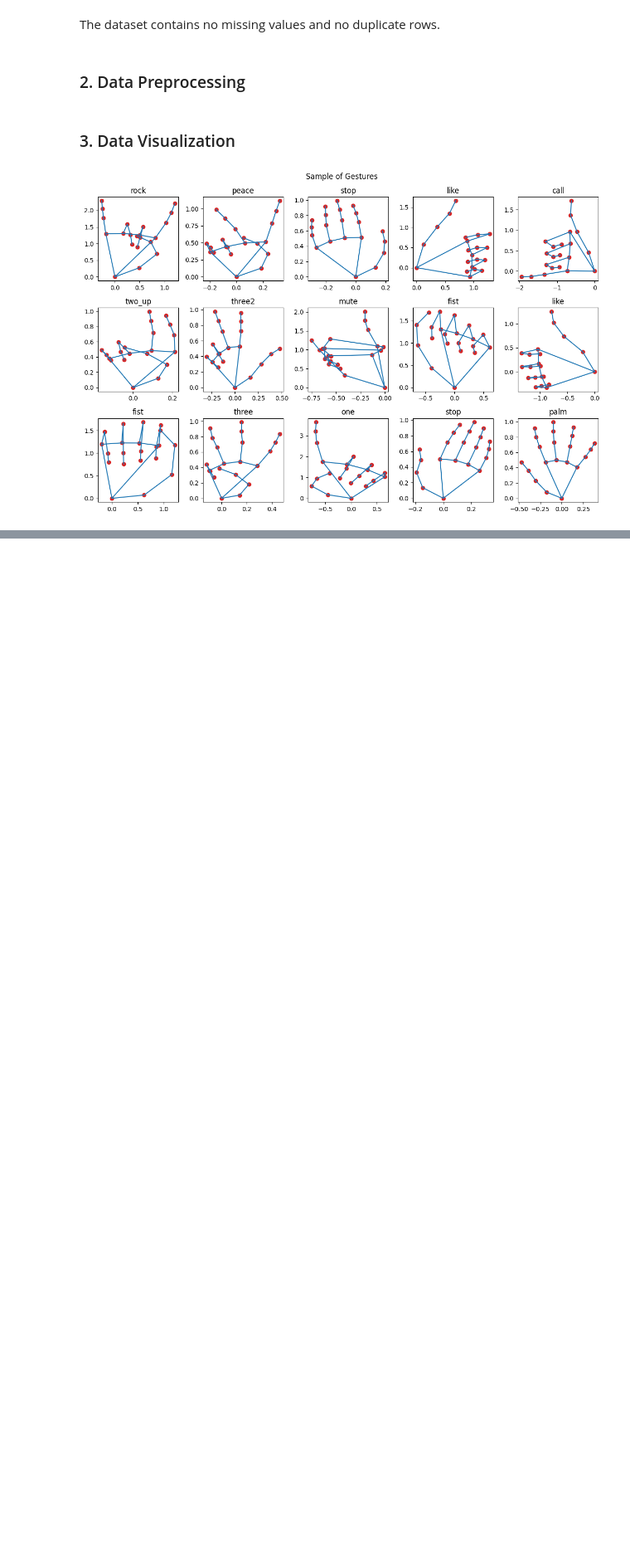
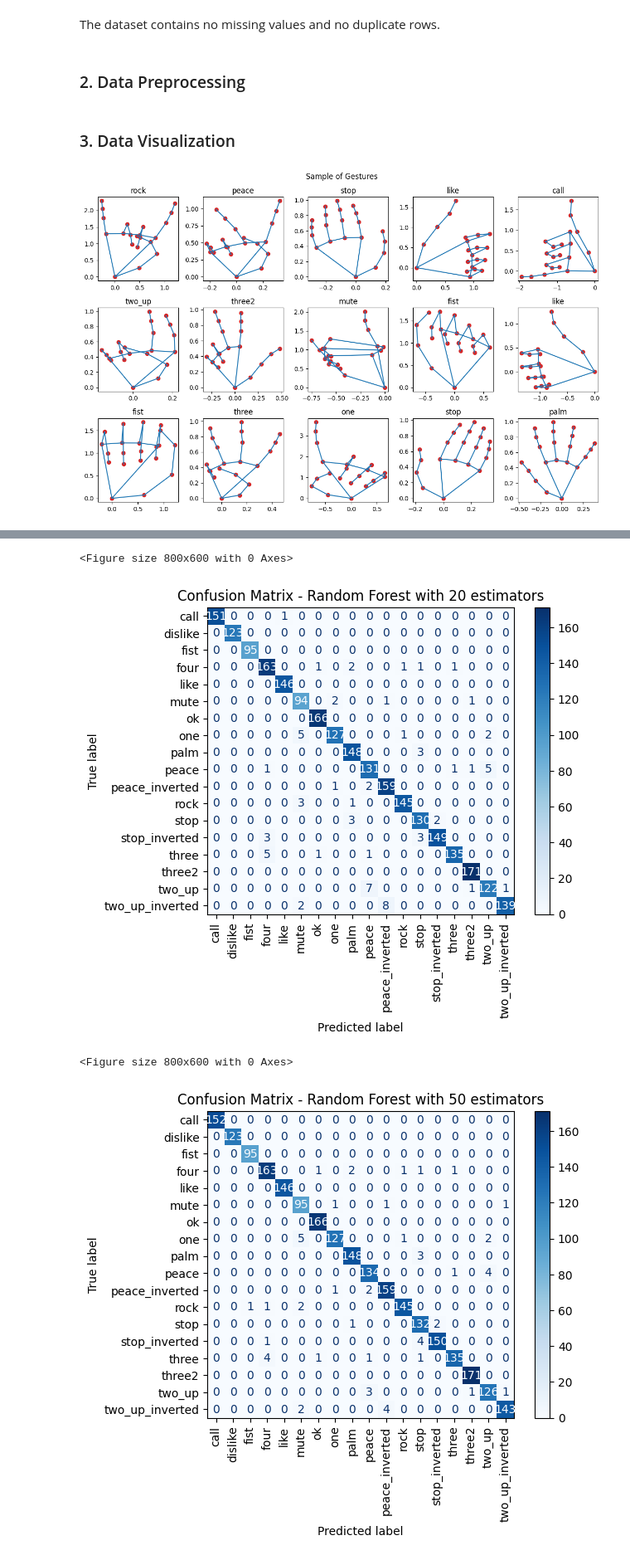
Before and after one commit to Mostafa710/Hand-Gesture-Classification-using-MediaPipe-Landmarks, a Jupyter notebook: hand_gesture_classificaiton.ipynb, the cells around one changed output, grey strips where cells are left out. Shown at 83% size. Saved outputs shown, nothing was run; the diff lists cells and outputs as text; code cells hidden in the pictures; blank space fills up the shorter version.

```diff
--- a/hand_gesture_classificaiton.ipynb
+++ b/hand_gesture_classificaiton.ipynb
@@ -185,0 +203,13 @@ plot_gestures(sample_data, sample_labels, rows=3, cols=5, figsize=(12, 8))
+# %%
+# Train      80%
+# Validation 10%
+# Test       10%
+
+X = preprocessed_data.drop(columns=['label'])
+y = preprocessed_data['label']
+X_train, X_val_test, y_train, y_val_test = train_test_split(X, y, test_size=0.2, shuffle=True, random_state=42)
+X_val, X_test, y_val, y_test = train_test_split(X_val_test, y_val_test, test_size=0.5, shuffle=False)
+
+print(f'Training: {X_train.shape[0]}')
+print(f'Validation: {X_val.shape[0]}')
+print(f'Test: {X_test.shape[0]}')
@@ -185,0 +305,33 @@ plot_gestures(sample_data, sample_labels, rows=3, cols=5, figsize=(12, 8))
+# %%
+# Plot the confussion matrix for our different models
+cm = confusion_matrix(y_test, pred_test_20)
+disp_20 = ConfusionMatrixDisplay(confusion_matrix=cm, display_labels=rf_20_model.classes_)
+
+cm = confusion_matrix(y_test, pred_test_50)
+disp_50 = ConfusionMatrixDisplay(confusion_matrix=cm, display_labels=rf_50_model.classes_)
+
+cm = confusion_matrix(y_test, pred_test_100)
+disp_100 = ConfusionMatrixDisplay(confusion_matrix=cm, display_labels=rf_100_model.classes_)
+# %%
+plt.figure(figsize=(8, 6))
+disp_20.plot(cmap=plt.cm.Blues)
+plt.title(f"Confusion Matrix - Random Forest with {rf_20_model.n_estimators} estimators")
+plt.tick_params(axis='x', rotation=90)
+plt.savefig(fname='./Figures/RF20_confussion_matrix.png', dpi=300, bbox_inches='tight')
+
+plt.figure(figsize=(8, 6))
+disp_50.plot(cmap=plt.cm.Blues)
+plt.title(f"Confusion Matrix - Random Forest with {rf_50_model.n_estimators} estimators")
+plt.xticks(rotation=90)
+plt.savefig(fname='./Figures/RF50_confussion_matrix.png', dpi=300, bbox_inches='tight')
+
+plt.figure(figsize=(8, 6))
+disp_100.plot(cmap=plt.cm.Blues)
+plt.title(f"Confusion Matrix - Random Forest with {rf_100_model.n_estimators} estimators")
+plt.xticks(rotation=90)
+plt.savefig(fname='./Figures/RF100_confussion_matrix.png', dpi=300, bbox_inches='tight')
+# %% [output]
+<Figure size 800x600 with 0 Axes>
+[figure, added]
+<Figure size 800x600 with 0 Axes>
+[figure, added]
```
Also changed, not shown: parts of 36 cells of this notebook, 13 other files.
